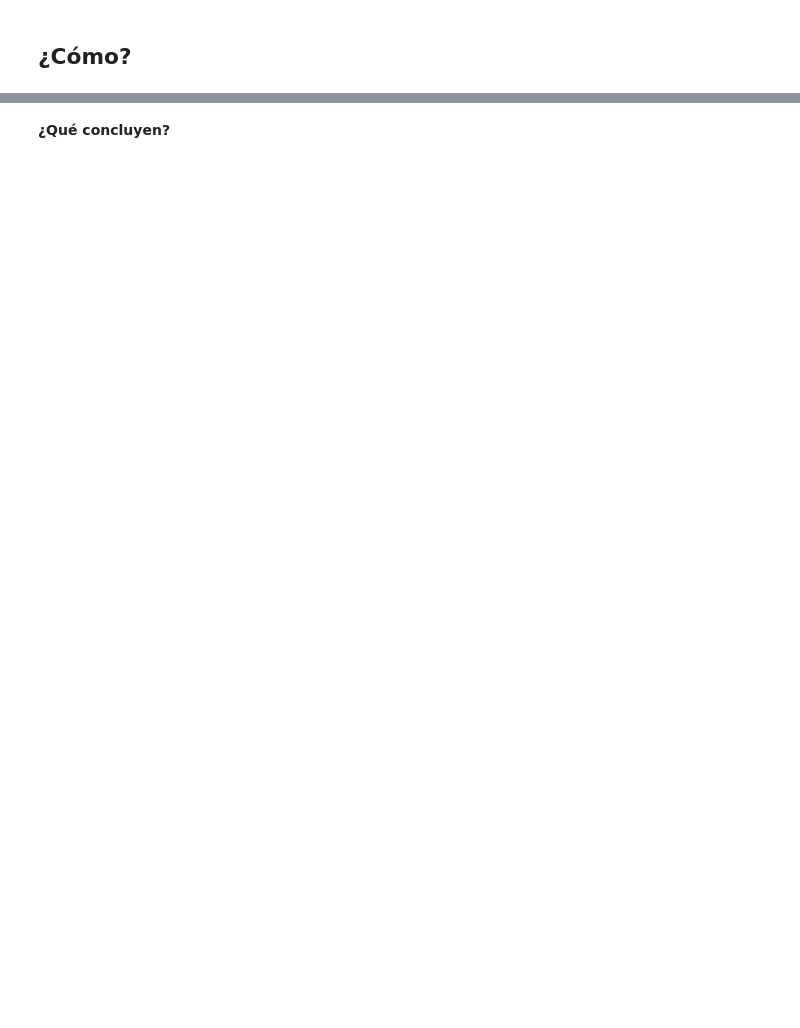
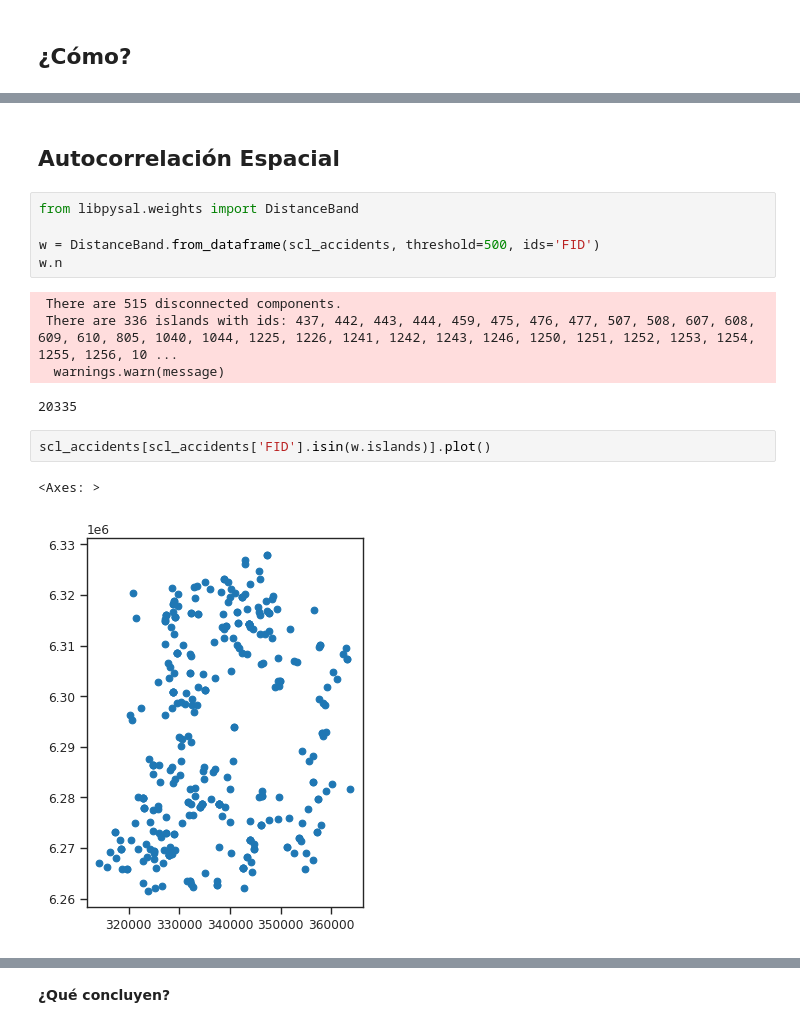
Before and after one commit to zorzalerrante/aves, a Jupyter notebook: notebooks/gds-course/2023-primavera/03-exploratory-data-analysis.ipynb, the cells around one changed output, grey strips where cells are left out. Cells and saved outputs as stored; diff of their text form; blank space fills up the shorter version.

```diff
--- a/notebooks/gds-course/2023-primavera/03-exploratory-data-analysis.ipynb
+++ b/notebooks/gds-course/2023-primavera/03-exploratory-data-analysis.ipynb
@@ -211,0 +460,17 @@ fig.tight_layout()
+# %% [markdown]
+## Autocorrelación Espacial
+# %%
+from libpysal.weights import DistanceBand
+
+w = DistanceBand.from_dataframe(scl_accidents, threshold=500, ids='FID')
+w.n
+# %% [output]
+ There are 515 disconnected components.
+ There are 336 islands with ids: 437, 442, 443, 444, 459, 475, 476, 477, 507, 508, 607, 608, 609, 610, 805, 1040, 1044, 1225, 1226, 1241, 1242, 1243, 1246, 1250, 1251, 1252, 1253, 1254, 1255, 1256, 10 ...
+  warnings.warn(message)
+20335
+# %%
+scl_accidents[scl_accidents['FID'].isin(w.islands)].plot()
+# %% [output]
+<Axes: >
+[figure, added]
```
Also changed, not shown: parts of 36 cells of this notebook.
